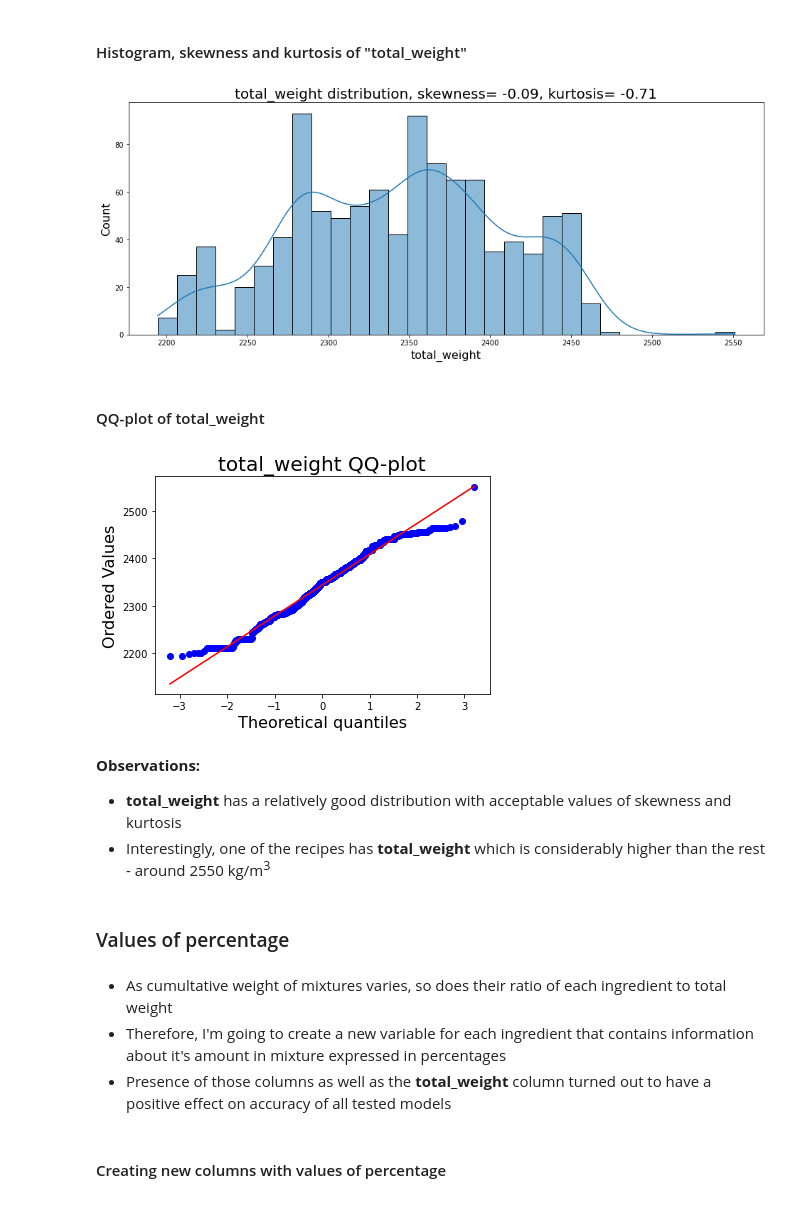
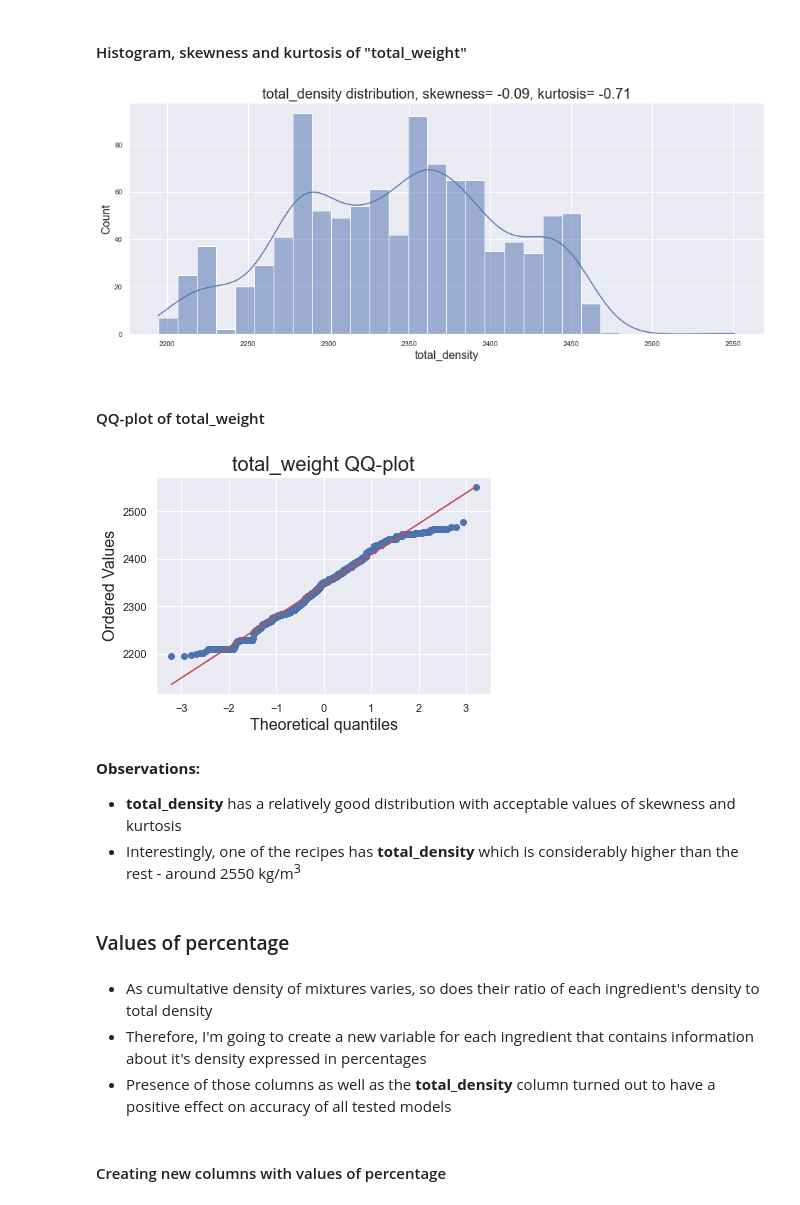
Before and after one commit to ZasadnyJan/Concrete_strength_regression, a Jupyter notebook: Main_notebook.ipynb, the cells around one changed output. Cells and saved outputs as stored; diff of their text form; code cells hidden in the pictures.

```diff
--- a/Main_notebook.ipynb
+++ b/Main_notebook.ipynb
@@ -62,6 +62,8 @@ from sklearn.linear_model import LinearRegression, Ridge, Lasso
 from sklearn.feature_selection import RFE
 from sklearn.ensemble import RandomForestRegressor, GradientBoostingRegressor
 from xgboost import XGBRegressor
+
+sns.set_theme()
 # %%
 # Function used to add value labels to vertical barplots
 
@@ -405,5 +400,5 @@ plt.show()
 # %%
-df["total_weight"] = df.apply(lambda x: sum([x["cement"], x["slag"], x["flyash"],
+df["total_density"] = df.apply(lambda x: sum([x["cement"], x["slag"], x["flyash"],
                               x["water"], x["superplasticizer"], x["coarseaggregate"], x["fineaggregate"]]), axis=1)
 # %%
 df.head()
@@ -417,43 +412,41 @@ df.head()
 # %% [markdown]
 #### Histogram, skewness and kurtosis of "total_weight"
 # %%
-skewness = round(df["total_weight"].skew(), 2)
-kurtosis = round(df["total_weight"].kurt(), 2)
+skewness = round(df["total_density"].skew(), 2)
+kurtosis = round(df["total_density"].kurt(), 2)
 
 plt.figure(figsize=(16, 6))
-sns.histplot(x="total_weight", kde=True, bins=30, data=df)
-plt.title("total_weight distribution, skewness= " + str(skewness) +
+sns.histplot(x="total_density", kde=True, bins=30, data=df)
+plt.title("total_density distribution, skewness= " + str(skewness) +
           ", kurtosis= " + str(kurtosis), fontsize=20)
-plt.xlabel("total_weight", fontsize=16)
+plt.xlabel("total_density", fontsize=16)
 plt.ylabel("Count", fontsize=16)
 plt.xticks(fontsize=10)
 plt.yticks(fontsize=10)
 plt.show()
 # %% [output]
-[figure, old version]
+[figure, new version]
 # %% [markdown]
 #### QQ-plot of total_weight
 # %%
 plt.figure(figsize=(6, 4))
-res = stats.probplot(df['total_weight'], plot=plt)
+res = stats.probplot(df['total_density'], plot=plt)
 plt.title("total_weight QQ-plot", fontsize=20)
 plt.xlabel("Theoretical quantiles", fontsize=16)
 plt.ylabel("Ordered Values", fontsize=16)
-plt.xticks(fontsize=10)
-plt.yticks(fontsize=10)
 plt.show()
 # %% [output]
-[figure, old version]
+[figure, new version]
 # %% [markdown]
 **Observations:**
-- **total_weight** has a relatively good distribution with acceptable values of skewness and kurtosis
-- Interestingly, one of the recipes has **total_weight** which is considerably higher than the rest - around 2550 kg/m<sup>3</sup>
+- **total_density** has a relatively good distribution with acceptable values of skewness and kurtosis
+- Interestingly, one of the recipes has **total_density** which is considerably higher than the rest - around 2550 kg/m<sup>3</sup>
 # %% [markdown]
 ### Values of percentage
 # %% [markdown]
-- As cumultative weight of mixtures varies, so does their ratio of each ingredient to total weight
-- Therefore, I'm going to create a new variable for each ingredient that contains information about it's amount in mixture expressed in percentages
-- Presence of those columns as well as the **total_weight** column turned out to have a positive effect on accuracy of all tested models
+- As cumultative density of mixtures varies, so does their ratio of each ingredient's density to total density
+- Therefore, I'm going to create a new variable for each ingredient that contains information about it's density expressed in percentages
+- Presence of those columns as well as the **total_density** column turned out to have a positive effect on accuracy of all tested models
 # %% [markdown]
 #### Creating new columns with values of percentage
 # %%
```
Also changed, not shown: parts of 40 cells of this notebook.
